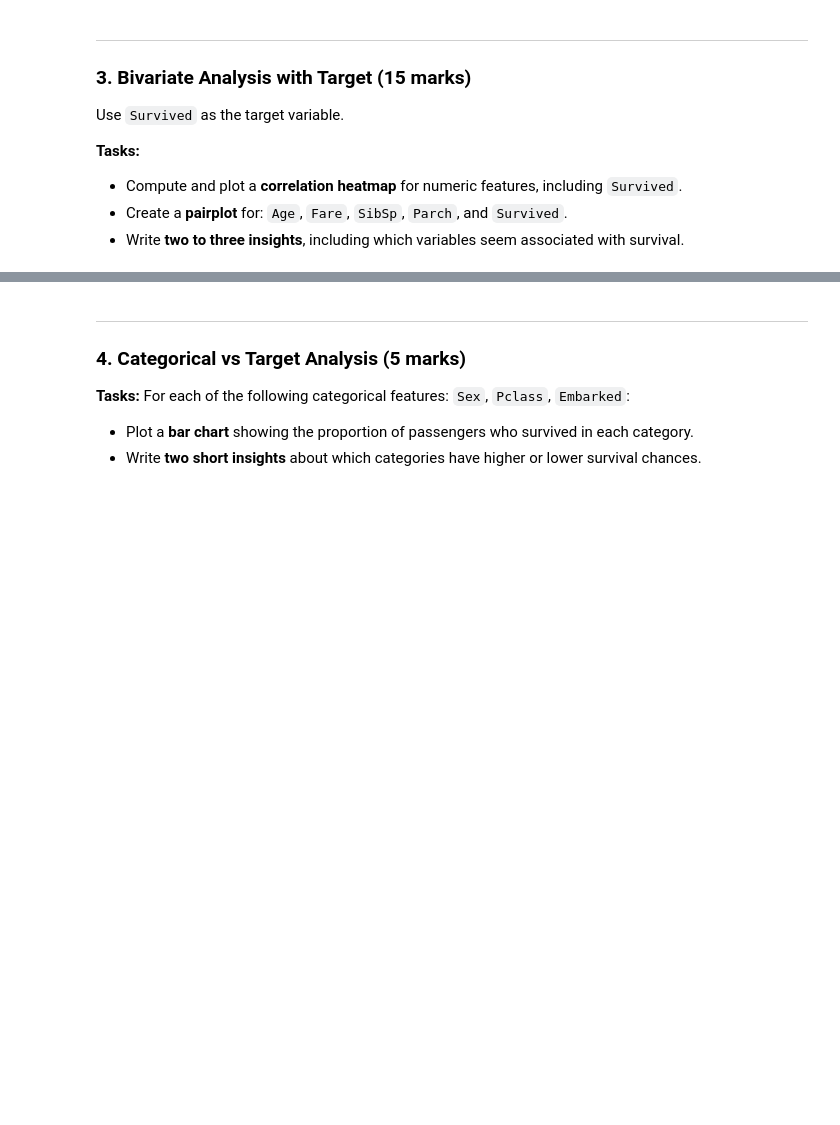
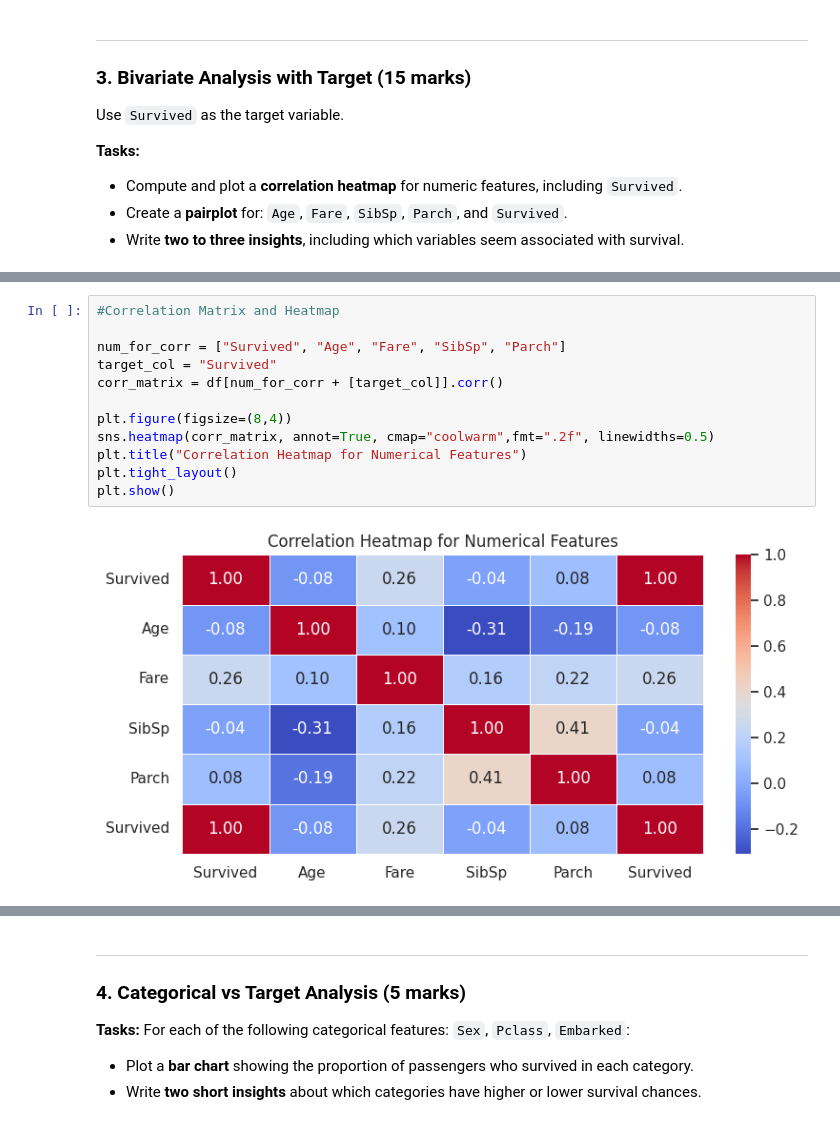
Before and after one commit to soloflare1/ML, a Jupyter notebook: Assignment_02.ipynb, the cells around one changed output, grey strips where cells are left out. Drawn from its saved outputs; the diff is of its cells as text; blank space fills up the shorter version.

```diff
--- a/Assignment_02.ipynb
+++ b/Assignment_02.ipynb
@@ -204,0 +206,14 @@ num_for_corr = ["Survived", "Age", "Fare", "SibSp", "Parch"]
+# %%
+#Correlation Matrix and Heatmap
+
+num_for_corr = ["Survived", "Age", "Fare", "SibSp", "Parch"]
+target_col = "Survived"
+corr_matrix = df[num_for_corr + [target_col]].corr()
+
+plt.figure(figsize=(8,4))
+sns.heatmap(corr_matrix, annot=True, cmap="coolwarm",fmt=".2f", linewidths=0.5)
+plt.title("Correlation Heatmap for Numerical Features")
+plt.tight_layout()
+plt.show()
+# %% [output]
+[figure, added]
```
Also changed, not shown: parts of 19 cells of this notebook.
